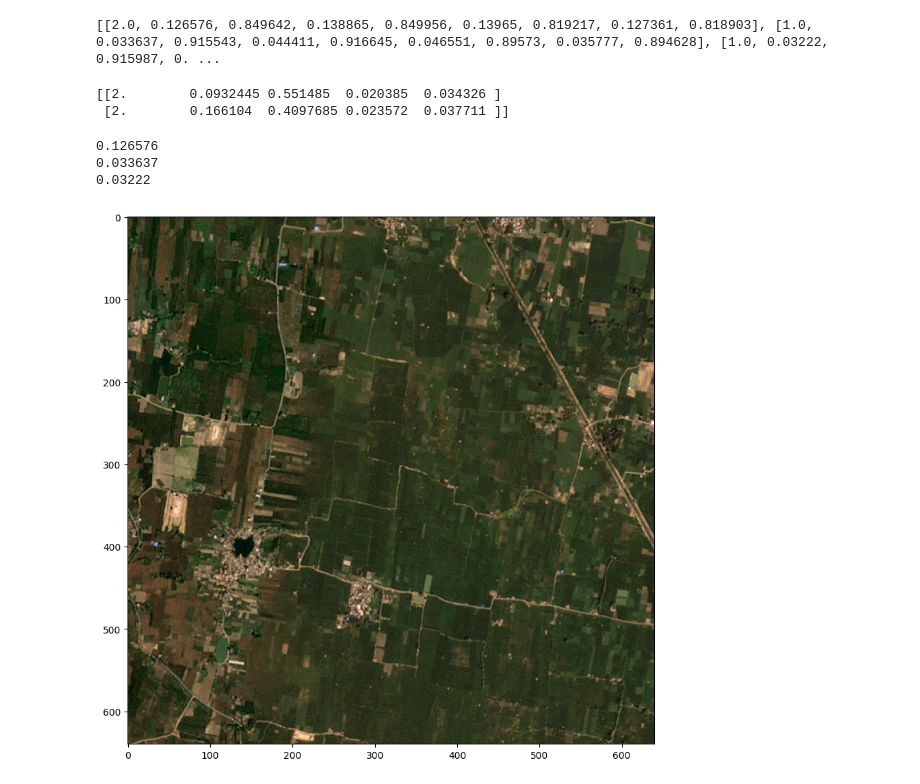
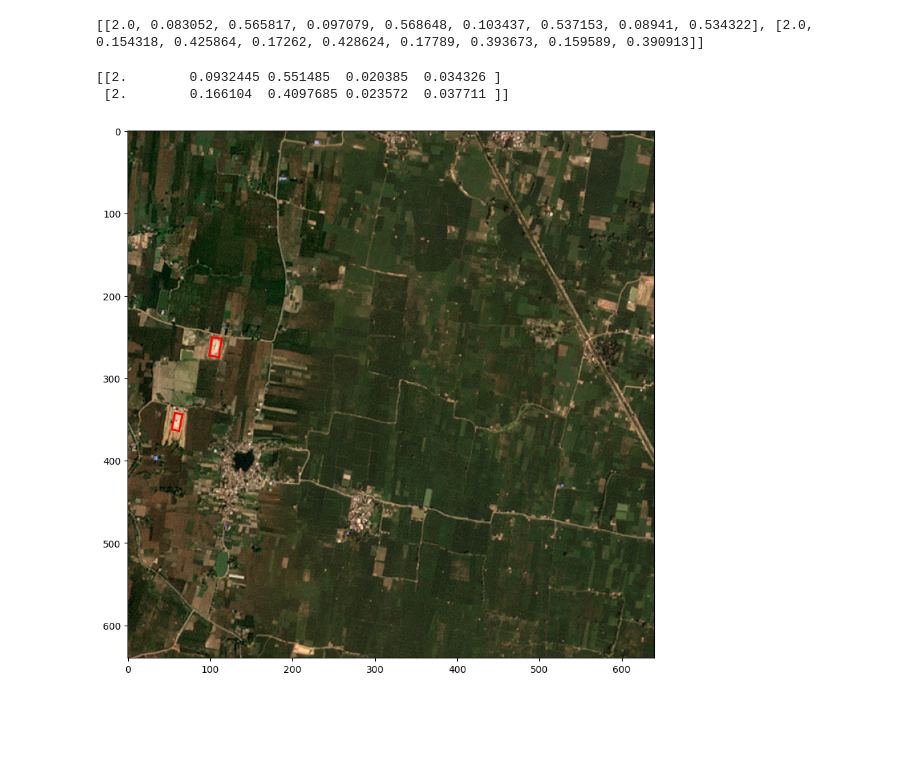
Before and after one commit to rishabh-mondal/ijcai_2025_kilns, a Jupyter notebook: notebooks/label_color_stats.ipynb, the cells around one changed output. Drawn from its saved outputs; the diff is of its cells as text; code cells hidden in the pictures; blank space fills up the shorter version.

Commit message:
labels color stats

```diff
--- a/notebooks/label_color_stats.ipynb
+++ b/notebooks/label_color_stats.ipynb
@@ -2,7 +2,7 @@
 import numpy as np
 from garuda.ops import obb_to_aa
 # %%
-obb_label_path_1 = "../data/region_performace/bihar_0.25/labels/9301471_2893597.txt"
+obb_label_path_1 = "../data/region_performace/bihar_0.25/labels/9304223_2877087.txt"
 #read the file make list
 obb_label_1=[]
 with open(obb_label_path_1,'r') as file:
@@ -11,7 +11,7 @@ with open(obb_label_path_1,'r') as file:
 
 print(obb_label_1)
 # %% [output]
-[[2.0, 0.126576, 0.849642, 0.138865, 0.849956, 0.13965, 0.819217, 0.127361, 0.818903], [1.0, 0.033637, 0.915543, 0.044411, 0.916645, 0.046551, 0.89573, 0.035777, 0.894628], [1.0, 0.03222, 0.915987, 0. ...
+[[2.0, 0.083052, 0.565817, 0.097079, 0.568648, 0.103437, 0.537153, 0.08941, 0.534322], [2.0, 0.154318, 0.425864, 0.17262, 0.428624, 0.17789, 0.393673, 0.159589, 0.390913]]
 # %%
 obb_label_path_2 = "../data/region_performace/bihar_0.25/labels/9304223_2877087.txt"
 aa_label_2 = obb_to_aa(obb_label_path_2)
@@ -22,39 +22,36 @@ print(aa_label_2)
 # %%
 import rasterio
 import matplotlib.pyplot as plt
 from matplotlib.patches import Rectangle
 
 # Path to the .tif file
 tiff_file = "/home/rishabh.mondal/Brick-Kilns-project/ijcai_2025_kilns/data/region_performace/bihar_0.25/images/9304223_2877087.tif"
 image_size=640
 # Open and visualize the TIFF file
 with rasterio.open(tiff_file) as src:
     red=src.read(1)
     green=src.read(2)
     blue=src.read(3)
     image = np.dstack((red, green, blue))
     img_width = src.width
     img_height = src.height
     fig, ax = plt.subplots(figsize=(10, 10))
 
     ax.imshow(image)
     for bbox in obb_label_1:
         class_id,x1,y1,x2,y2,x3,y3,x4,y4=bbox
         x1_1=x1*image_size
-        y1_1=
+        y1_1=y1=y1*image_size
+        x2_1=x2*image_size
+        y2_1=y2*image_size
+        x3_1=x3*image_size
+        y3_1=y3*image_size
+        x4_1=x4*image_size
+        y4_1=y4*image_size
 
-
-
-    #     rect = Rectangle((xmin, ymin), width, height, linewidth=2, edgecolor='r', facecolor='none')
-    #     ax.add_patch(rect)
-
-    # ax.set_title("Bounding Boxes on TIFF Image")
-    # ax.set_xlabel("Width (pixels)")
-    # ax.set_ylabel("Height (pixels)")
-    # ax.axis("off")  # Hide axes for better visualization
-    # plt.show()
+        ax.plot([x1_1, x2_1], [y1_1, y2_1], color='r', linewidth=2)
+        ax.plot([x2_1, x3_1], [y2_1, y3_1], color='r', linewidth=2)
+        ax.plot([x3_1, x4_1], [y3_1, y4_1], color='r', linewidth=2)
+        ax.plot([x4_1, x1_1], [y4_1, y1_1], color='r', linewidth=2)
 # %% [output]
-0.126576
-0.033637
-0.03222
-[figure, old version]
+[figure, new version]
```
Also changed, not shown: 1 other file.
